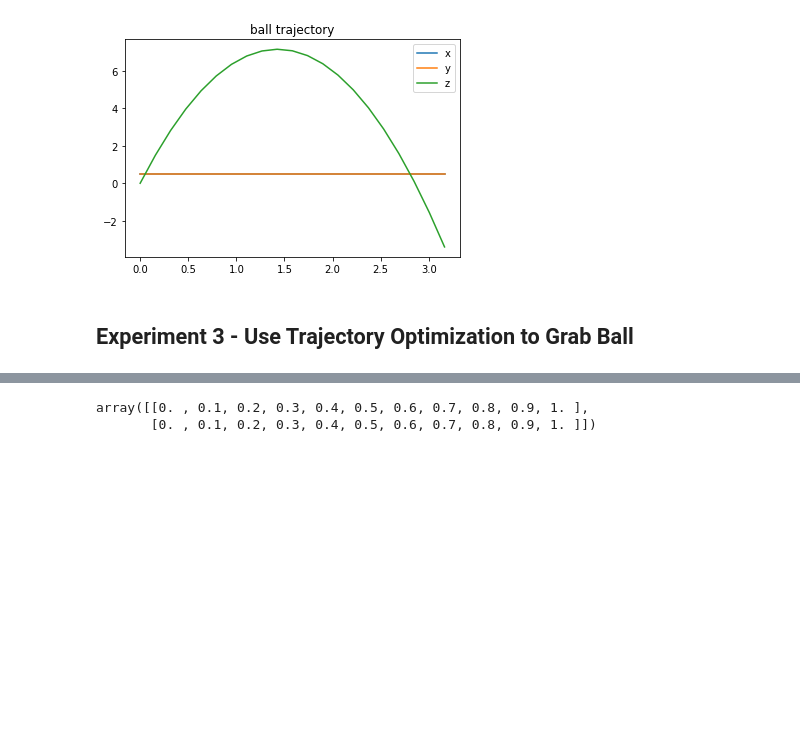
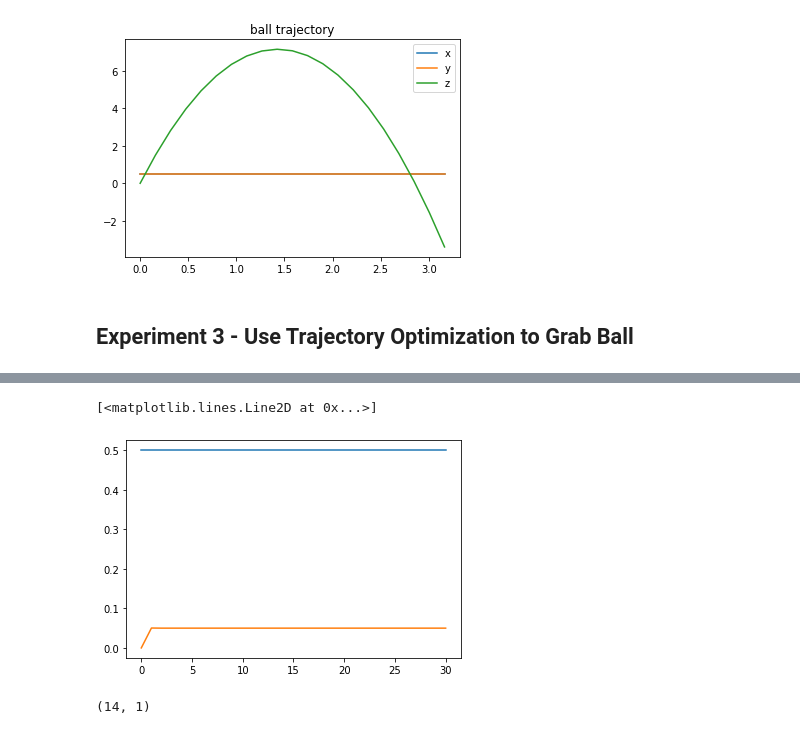
Before and after one commit to FischerMoseley/yoink, a Jupyter notebook: yoink.ipynb, the cells around one changed output, grey strips where cells are left out. Drawn from its saved outputs; the diff is of its cells as text; code cells hidden in the pictures; blank space fills up the shorter version.

Commit message:
realtime ball + iiwa + wsg sims working

```diff
--- a/yoink.ipynb
+++ b/yoink.ipynb
@@ -573,16 +569,4 @@ plt.show()
 [figure]
 # %% [markdown]
 ## Experiment 3 - Use Trajectory Optimization to Grab Ball
-# %%
-from pydrake.all import VectorSystem
-class Policy(VectorSystem):
-
-    def __init__(self):
-        # 4 inputs: ball bot state [q, q_dot]
-        # 1 output: control torque [u]
-        VectorSystem.__init__(self, 0,  9)
-
-
-    def DoCalcVectorOutput(self, context, state, unused, torque):
-        torque[:] = context.get_time()
 # %%
@@ -652,11 +737,14 @@ simulator.AdvanceTo(1);
 # %%
 #read from the loggers
 iiwa_actuation_logger_context = iiwa_actuation_logger.GetMyContextFromRoot(context)
 wsg_actuation_logger_context = wsg_actuation_logger.GetMyContextFromRoot(context)
+ball_actuation_logger_context = ball_actuation_logger.GetMyContextFromRoot(context)
 
 iiwa_log = iiwa_actuation_logger.GetLog(iiwa_actuation_logger_context).data()
 wsg_log = wsg_actuation_logger.GetLog(wsg_actuation_logger_context).data()
-wsg_log
+ball_log = ball_actuation_logger.GetLog(ball_actuation_logger_context).data()
+plt.plot(ball_log[4,:]) # 4 through 6 are the xyz
+plt.plot(wsg_log[0,:])
 # %% [output]
-array([[0. , 0.1, 0.2, 0.3, 0.4, 0.5, 0.6, 0.7, 0.8, 0.9, 1. ],
-       [0. , 0.1, 0.2, 0.3, 0.4, 0.5, 0.6, 0.7, 0.8, 0.9, 1. ]])
+[<matplotlib.lines.Line2D at 0x...>]
+[figure, added]
@@ -663,3 +753,7 @@ array([[0. , 0.1, 0.2, 0.3, 0.4, 0.5, 0.6, 0.7, 0.8, 0.9, 1. ],
+# %%
+x_trajectory.value(0.1).shape
+# %% [output]
+(14, 1)
 # %% [markdown]
 <a style='text-decoration:none;line-height:16px;display:flex;color:#5B5B62;padding:10px;justify-content:end;' href='https://deepnote.com?utm_source=created-in-deepnote-cell&projectId=94a9bd61-ed58-4c78-95db-bc94494e48ba' target="_blank">
 <img alt='Created in deepnote.com' style='display:inline;max-height:16px;margin:0px;margin-right:7.5px;' src='embedded-picture-1' > </img>
```
Also changed, not shown: parts of 11 cells of this notebook.
